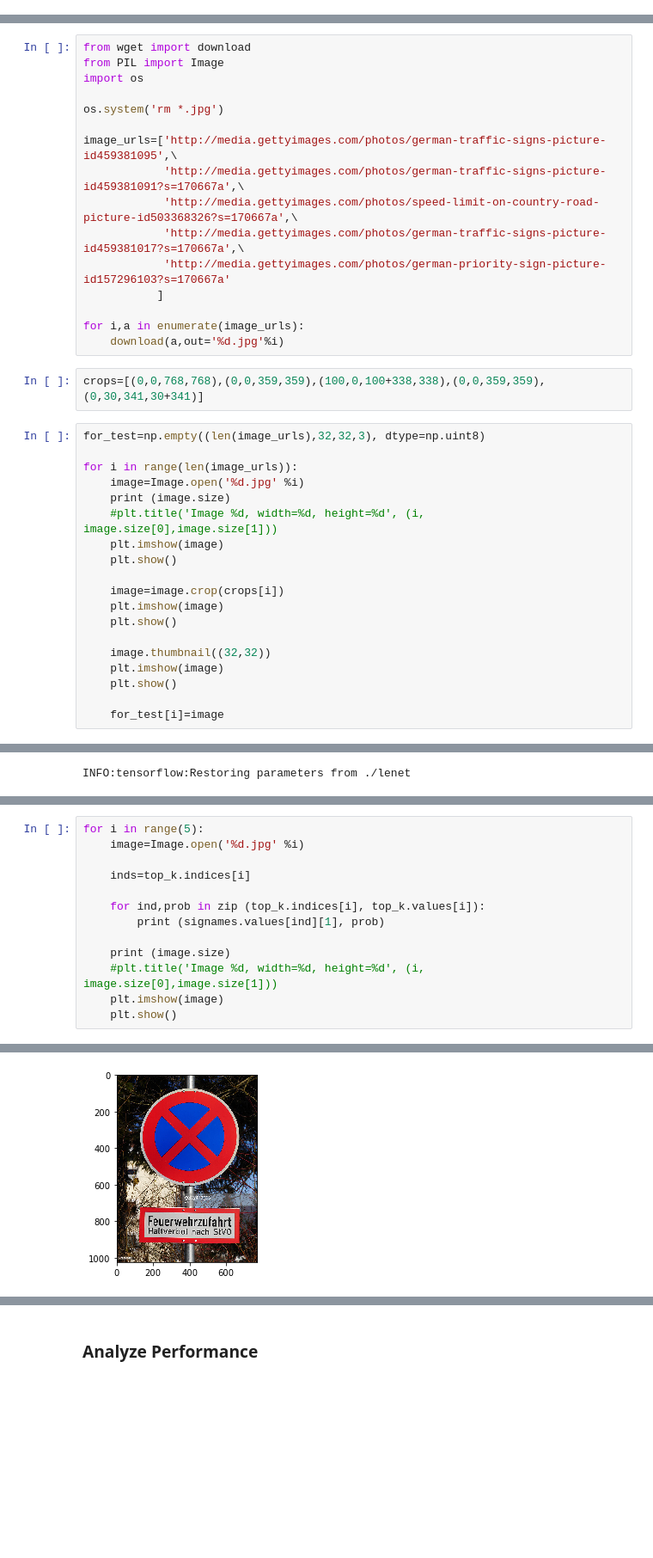
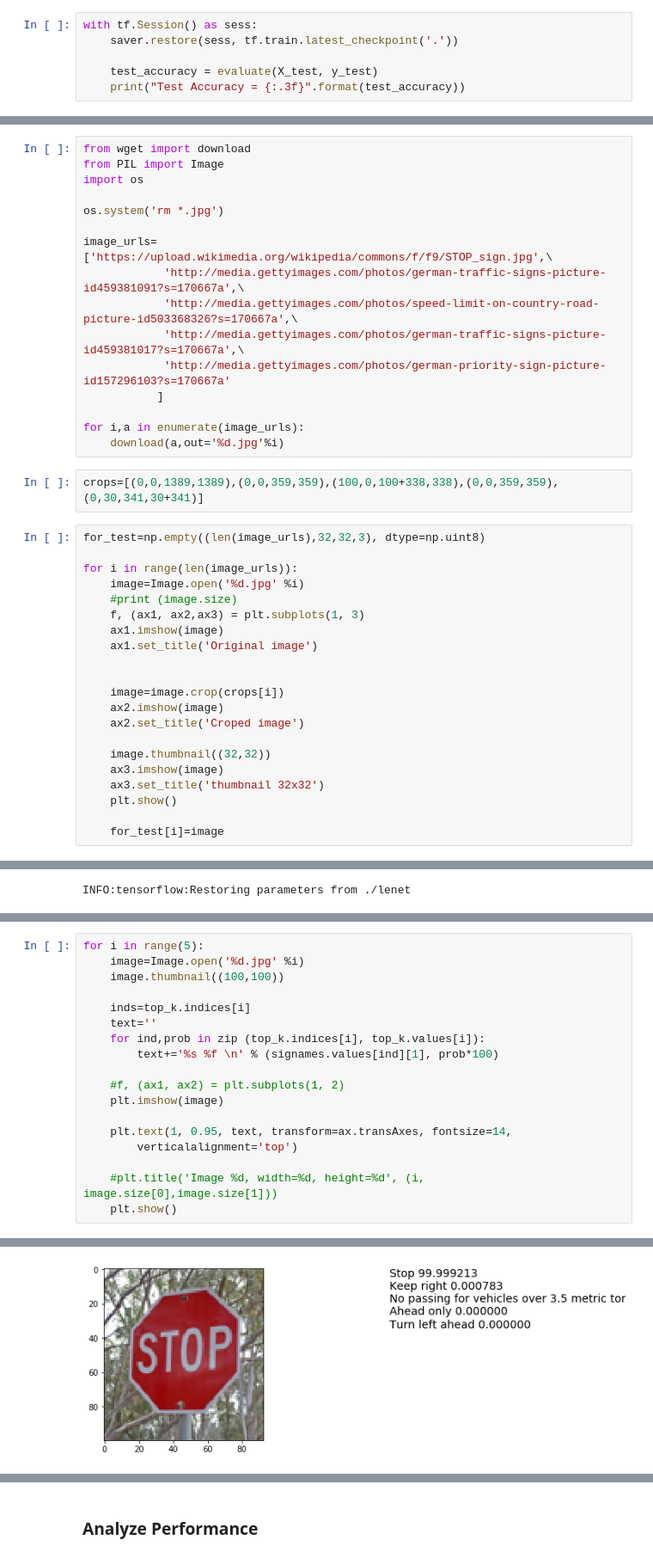
Before and after one commit to tarasovp/udacity, a Jupyter notebook: CarND-Traffic-Sign-Classifier-Project/Traffic_Sign_Classifier.ipynb, the cells around one changed output, grey strips where cells are left out. Shown at 86% size. Cells and saved outputs as stored; diff of their text form; blank space fills up the shorter version.

```diff
--- a/CarND-Traffic-Sign-Classifier-Project/Traffic_Sign_Classifier.ipynb
+++ b/CarND-Traffic-Sign-Classifier-Project/Traffic_Sign_Classifier.ipynb
@@ -331,2 +305,8 @@ Validation Accuracy = 0.936
 
 Model saved
+# %%
+with tf.Session() as sess:
+    saver.restore(sess, tf.train.latest_checkpoint('.'))
+
+    test_accuracy = evaluate(X_test, y_test)
+    print("Test Accuracy = {:.3f}".format(test_accuracy))
@@ -357,7 +342,7 @@ import os
 
 os.system('rm *.jpg')
 
-image_urls=['http://media.gettyimages.com/photos/german-traffic-signs-picture-id459381095',\
+image_urls=['https://upload.wikimedia.org/wikipedia/commons/f/f9/STOP_sign.jpg',\
             'http://media.gettyimages.com/photos/german-traffic-signs-picture-id459381091?s=170667a',\
             'http://media.gettyimages.com/photos/speed-limit-on-country-road-picture-id503368326?s=170667a',\
             'http://media.gettyimages.com/photos/german-traffic-signs-picture-id459381017?s=170667a',\
@@ -367,23 +352,25 @@ image_urls=['http://media.gettyimages.com/photos/german-traffic-signs-picture-id
 for i,a in enumerate(image_urls):
     download(a,out='%d.jpg'%i)
 # %%
-crops=[(0,0,768,768),(0,0,359,359),(100,0,100+338,338),(0,0,359,359),(0,30,341,30+341)]
+crops=[(0,0,1389,1389),(0,0,359,359),(100,0,100+338,338),(0,0,359,359),(0,30,341,30+341)]
 # %%
 for_test=np.empty((len(image_urls),32,32,3), dtype=np.uint8)
 
 for i in range(len(image_urls)):
     image=Image.open('%d.jpg' %i)
-    print (image.size)
-    #plt.title('Image %d, width=%d, height=%d', (i, image.size[0],image.size[1]))
-    plt.imshow(image)
-    plt.show()
+    #print (image.size)
+    f, (ax1, ax2,ax3) = plt.subplots(1, 3)
+    ax1.imshow(image)
+    ax1.set_title('Original image')
+
 
     image=image.crop(crops[i])
-    plt.imshow(image)
-    plt.show()
+    ax2.imshow(image)
+    ax2.set_title('Croped image')
 
     image.thumbnail((32,32))
-    plt.imshow(image)
+    ax3.imshow(image)
+    ax3.set_title('thumbnail 32x32')
     plt.show()
 
     for_test[i]=image
@@ -420,14 +405,19 @@ INFO:tensorflow:Restoring parameters from ./lenet
 # %%
 for i in range(5):
     image=Image.open('%d.jpg' %i)
+    image.thumbnail((100,100))
 
     inds=top_k.indices[i]
+    text=''
+    for ind,prob in zip (top_k.indices[i], top_k.values[i]):
+        text+='%s %f \n' % (signames.values[ind][1], prob*100)
 
-    for ind,prob in zip (top_k.indices[i], top_k.values[i]):
-        print (signames.values[ind][1], prob)
+    #f, (ax1, ax2) = plt.subplots(1, 2)
+    plt.imshow(image)
 
-    print (image.size)
+    plt.text(1, 0.95, text, transform=ax.transAxes, fontsize=14,
+        verticalalignment='top')
+
     #plt.title('Image %d, width=%d, height=%d', (i, image.size[0],image.size[1]))
-    plt.imshow(image)
     plt.show()
 # %% [output]
@@ -440 +424 @@ Roundabout mandatory 0.00368805
-[figure, old version]
+[figure, new version]
```
Also changed, not shown: parts of 22 cells of this notebook, 5 other files.
